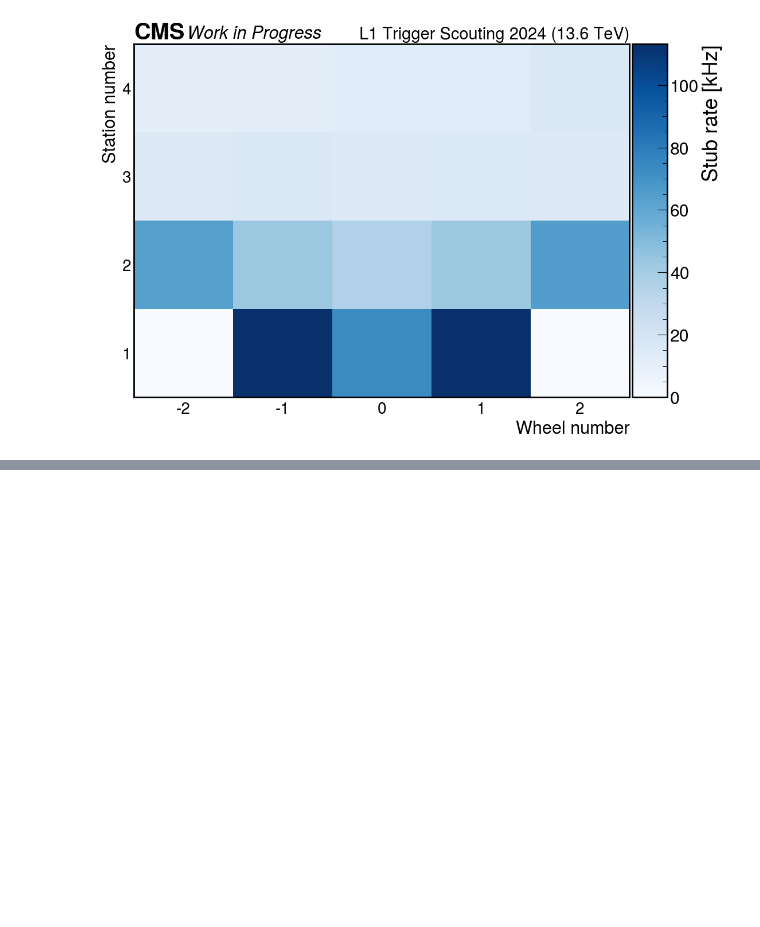
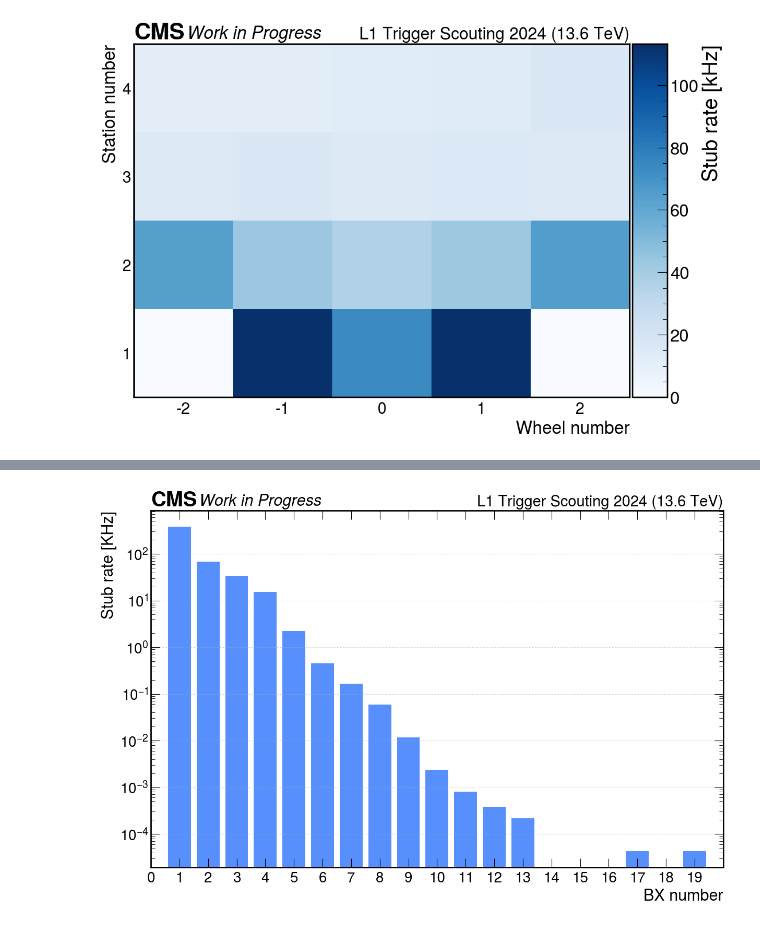
Before and after one commit to francescoreschio/Tesi-Triennale, a Jupyter notebook: Codice/Stubs.ipynb, the cells around one changed output, grey strips where cells are left out. Cells and saved outputs as stored; diff of their text form; code cells hidden in the pictures; blank space fills up the shorter version.

```diff
--- a/Codice/Stubs.ipynb
+++ b/Codice/Stubs.ipynb
@@ -231,0 +272,29 @@ plt.show()
+# %%
+#Somma vettoriale di tutti i counts
+MaxStubs = max(len(nStubs_Array[0]), len(nStubs_Array[1]), len(nStubs_Array[2]), len(nStubs_Array[3]))
+
+#Filled Array per eseguire una somma vettoriale dei 4 array
+FnStubsLS133 = ak.fill_none(ak.pad_none(nStubs_Array[0], MaxStubs, axis = 0, clip=True), 0)
+FnStubsLS263 = ak.fill_none(ak.pad_none(nStubs_Array[1], MaxStubs, axis = 0, clip=True), 0)
+FnStubsLS264 = ak.fill_none(ak.pad_none(nStubs_Array[2], MaxStubs, axis = 0, clip=True), 0)
+FnStubsLS306 = ak.fill_none(ak.pad_none(nStubs_Array[3], MaxStubs, axis = 0, clip=True), 0)
+
+nStubs = FnStubsLS133 + FnStubsLS263 + FnStubsLS264 + FnStubsLS306
+# %%
+fig, ax = plt.subplots(figsize=(12, 8), constrained_layout=True)
+
+set_label_font(ax, FONTSIZE)
+set_tick_font(ax, FONTSIZE - 2)
+draw_cms_label(ax, fontsize= FONTSIZE, label="Work in Progress", rlabel="L1 Trigger Scouting 2024 (13.6 TeV)")
+
+ax.bar(np.arange(len(nStubs)), nStubs)
+
+ax.set_xticks(ticks=np.arange(20), labels=np.arange(0, 20, 1))
+ax.tick_params(axis='x', which='minor', length=0)
+ax.set_xlabel('BX number')
+ax.set_ylabel('Stub rate [KHz]')
+ax.set_xlim(0, 20)
+ax.grid(visible=True, axis='y')
+ax.set_yscale('log')
+# %% [output]
+[figure, added]
```
Also changed, not shown: parts of 6 cells of this notebook, 2 other files.
